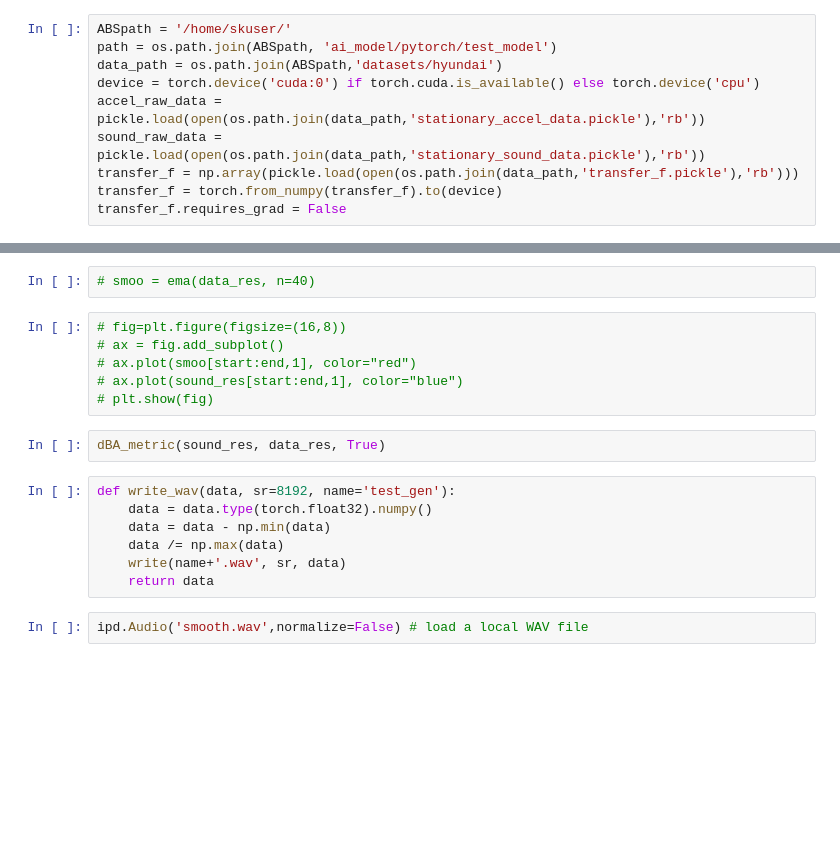
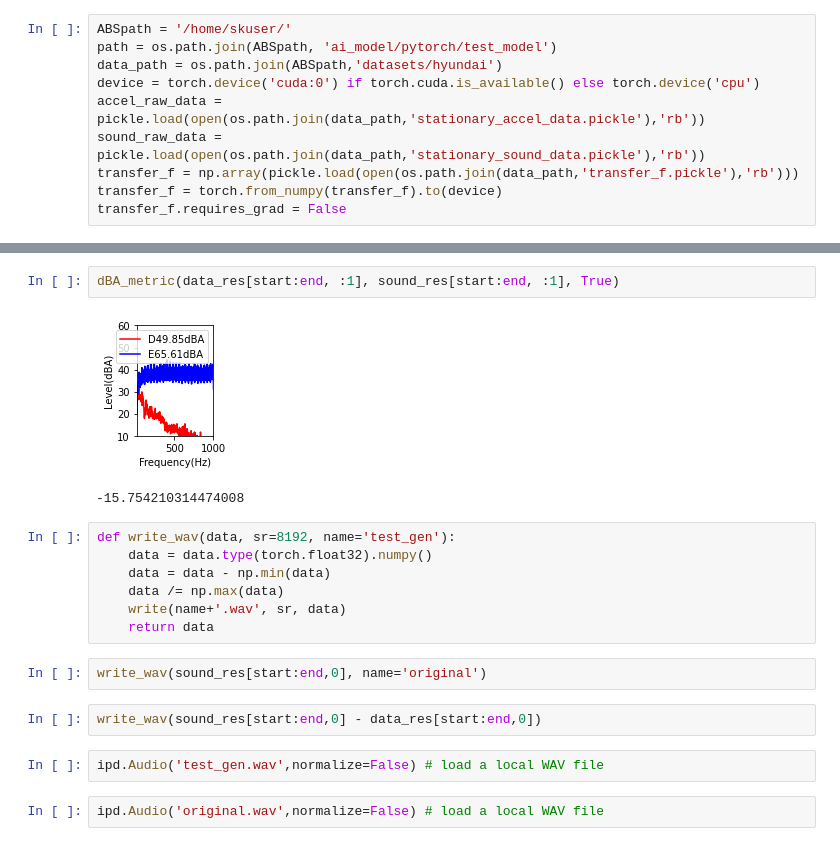
Before and after one commit to lsg1213/ai_model, a Jupyter notebook: pytorch/test_model/visualization.ipynb, the cells around one changed output, grey strips where cells are left out. Drawn from its saved outputs; the diff is of its cells as text; blank space fills up the shorter version.

```diff
--- a/pytorch/test_model/visualization.ipynb
+++ b/pytorch/test_model/visualization.ipynb
@@ -132,13 +130,8 @@ plt.show(fig)
-# %%
-# smoo = ema(data_res, n=40)
-# %%
-# fig=plt.figure(figsize=(16,8))
-# ax = fig.add_subplot()
-# ax.plot(smoo[start:end,1], color="red")
-# ax.plot(sound_res[start:end,1], color="blue")
-# plt.show(fig)
-# %%
-dBA_metric(sound_res, data_res, True)
+# %%
+dBA_metric(data_res[start:end, :1], sound_res[start:end, :1], True)
+# %% [output]
+[figure, added]
+-15.754210314474008
 # %%
 def write_wav(data, sr=8192, name='test_gen'):
     data = data.type(torch.float32).numpy()
@@ -146,5 +139,11 @@ def write_wav(data, sr=8192, name='test_gen'):
     data /= np.max(data)
     write(name+'.wav', sr, data)
     return data
+# %%
+write_wav(sound_res[start:end,0], name='original')
+# %%
+write_wav(sound_res[start:end,0] - data_res[start:end,0])
 # %%
-ipd.Audio('smooth.wav',normalize=False) # load a local WAV file
+ipd.Audio('test_gen.wav',normalize=False) # load a local WAV file
+# %%
+ipd.Audio('original.wav',normalize=False) # load a local WAV file
```
Also changed, not shown: parts of 15 cells of this notebook, 3 other files.
